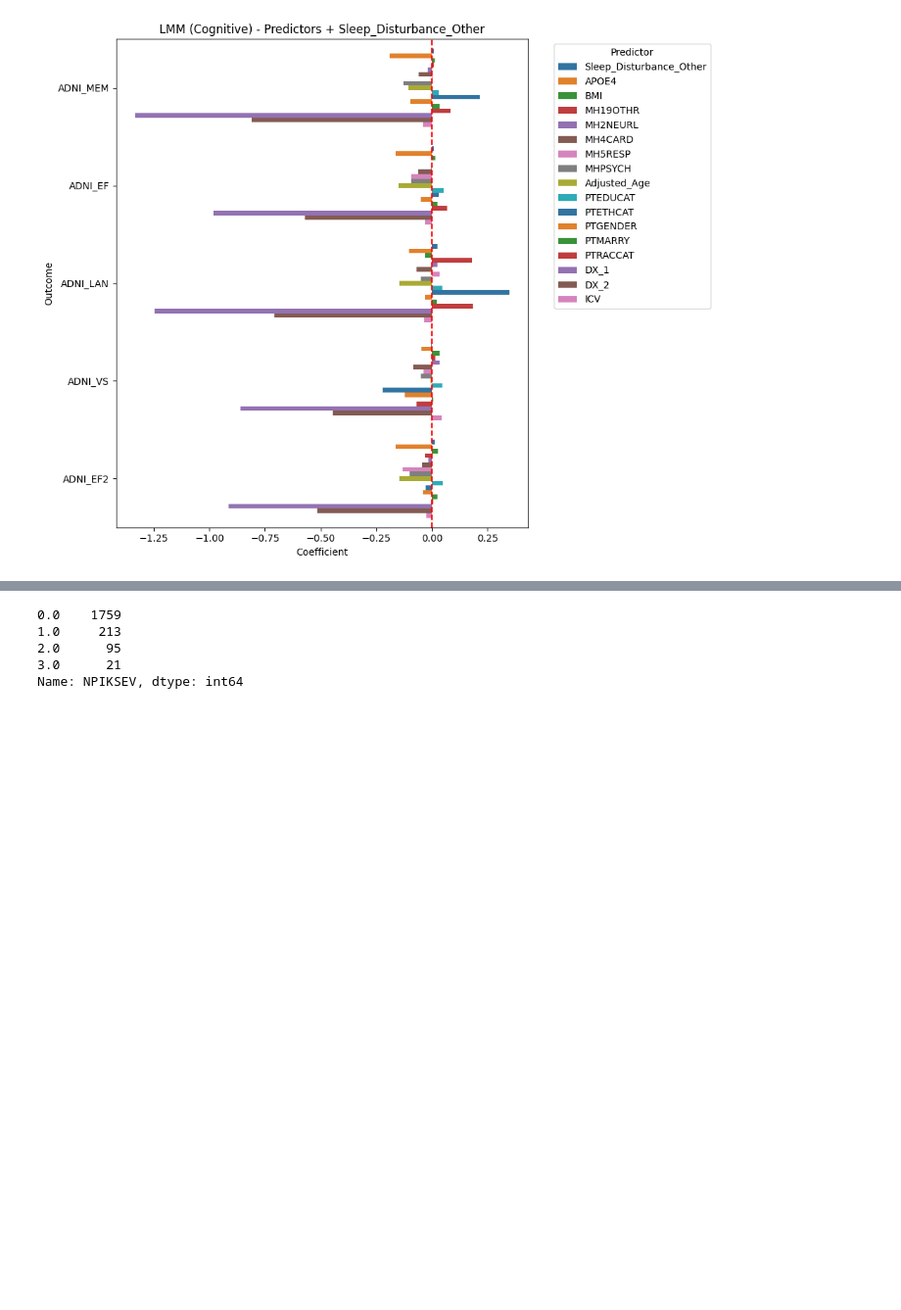
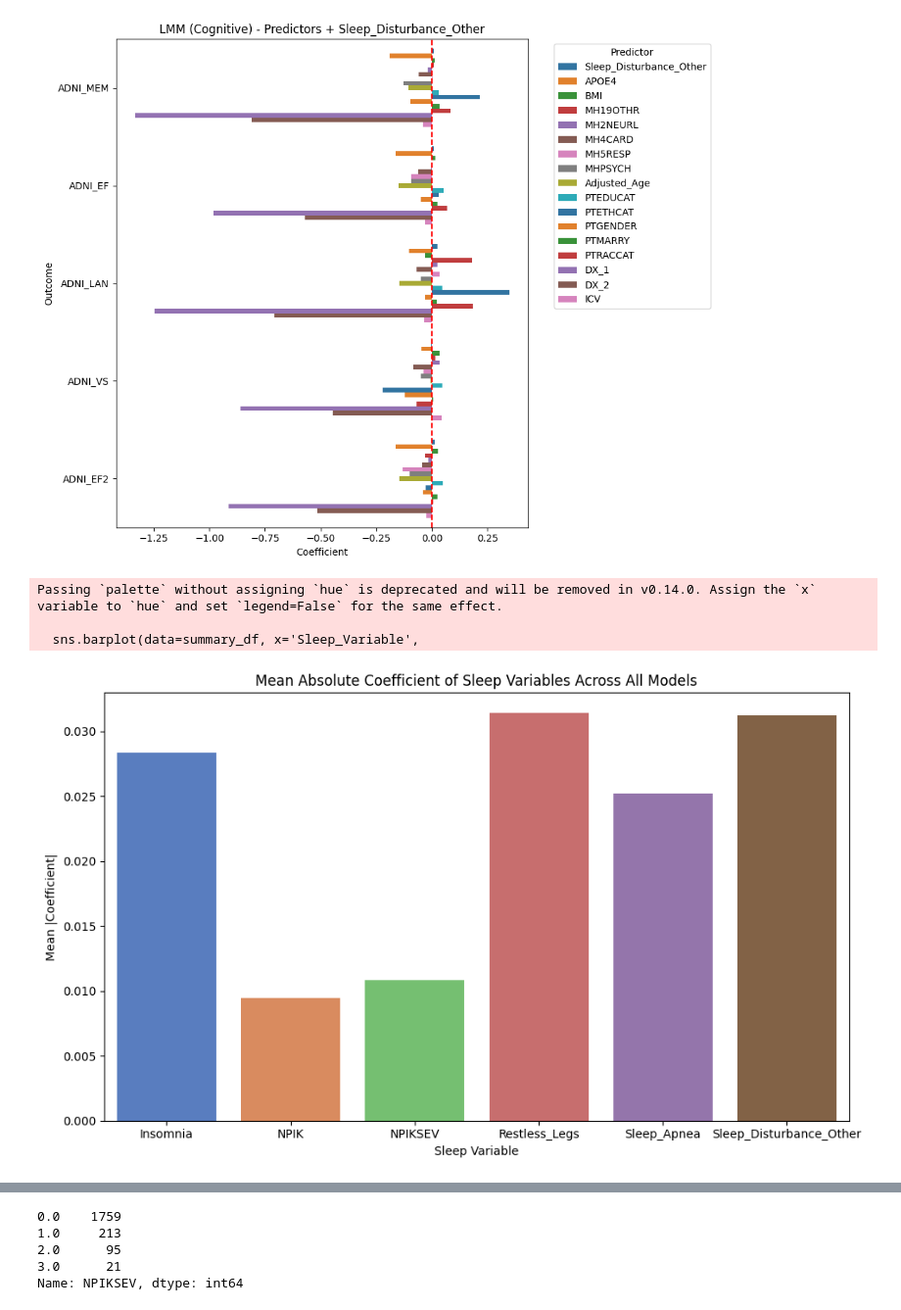
Before and after one commit to Da4kek/AD-Sleep, a Jupyter notebook: modeling-3.ipynb, the cells around one changed output, grey strips where cells are left out. Shown: that part at 98% size. Saved outputs shown, nothing was run; the diff lists cells and outputs as text; code cells hidden in the pictures; blank space fills up the shorter version.

Commit message:
added sleep significance

```diff
--- a/modeling-3.ipynb
+++ b/modeling-3.ipynb
@@ -327,3 +327,28 @@ for sleep_var in sleep_vars:
 [figure]
 [figure]
 [figure]
+# %%
+combined_df = pd.concat(
+    [LMM_results_cognitive_df_sd, LMM_results_mri_df_sd], ignore_index=True)
+combined_df = combined_df[combined_df['Feature'].isin(sleep_vars)]
+
+summary_df = (
+    combined_df
+    .groupby(['Sleep_Variable'])['Coefficient']
+    .apply(lambda x: x.abs().mean())
+    .reset_index(name='Mean_Abs_Coefficient')
+)
+
+plt.figure(figsize=(10, 6))
+sns.barplot(data=summary_df, x='Sleep_Variable',
+            y='Mean_Abs_Coefficient', palette='muted')
+plt.title('Mean Absolute Coefficient of Sleep Variables Across All Models')
+plt.ylabel('Mean |Coefficient|')
+plt.xlabel('Sleep Variable')
+plt.tight_layout()
+plt.show()
+# %% [output]
+Passing `palette` without assigning `hue` is deprecated and will be removed in v0.14.0. Assign the `x` variable to `hue` and set `legend=False` for the same effect.
+
+  sns.barplot(data=summary_df, x='Sleep_Variable',
+[figure, added]
```
Also changed, not shown: parts of 1 cell of this notebook.
